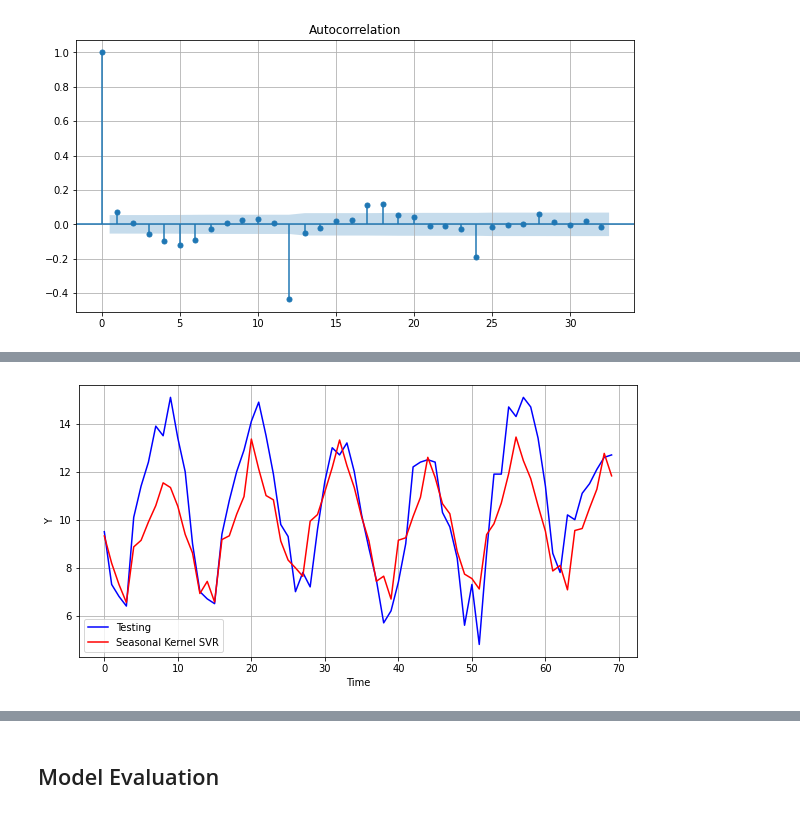
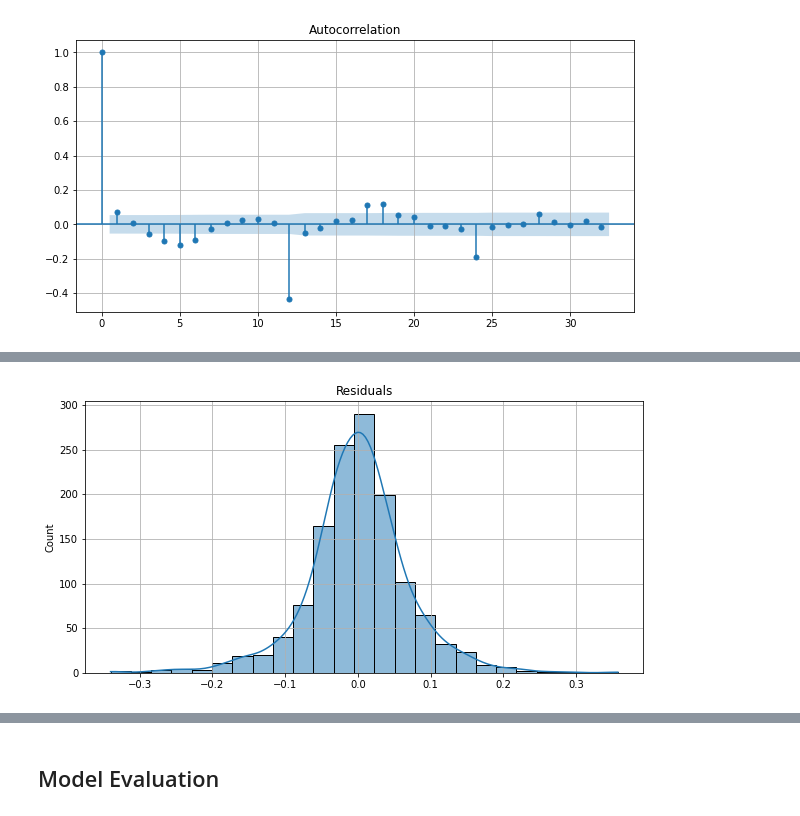
Before and after one commit to GDalforno/STL-Hybrid, a Jupyter notebook: EDA/Darwin.ipynb, the cells around one changed output, grey strips where cells are left out. Saved outputs shown, nothing was run; the diff lists cells and outputs as text; code cells hidden in the pictures.

```diff
--- a/EDA/Darwin.ipynb
+++ b/EDA/Darwin.ipynb
@@ -157,4 +67,4 @@ plot_predictions(data[1], y_ksvr, "Kernel SVR")
-# %%
-plot_predictions(data[1], y_sksvr, "Seasonal Kernel SVR")
-# %% [output]
-[figure, removed]
+# %%
+plot_dist(res.resid)
+# %% [output]
+[figure, added]
```
Also changed, not shown: parts of 31 cells of this notebook, 29 other files.
